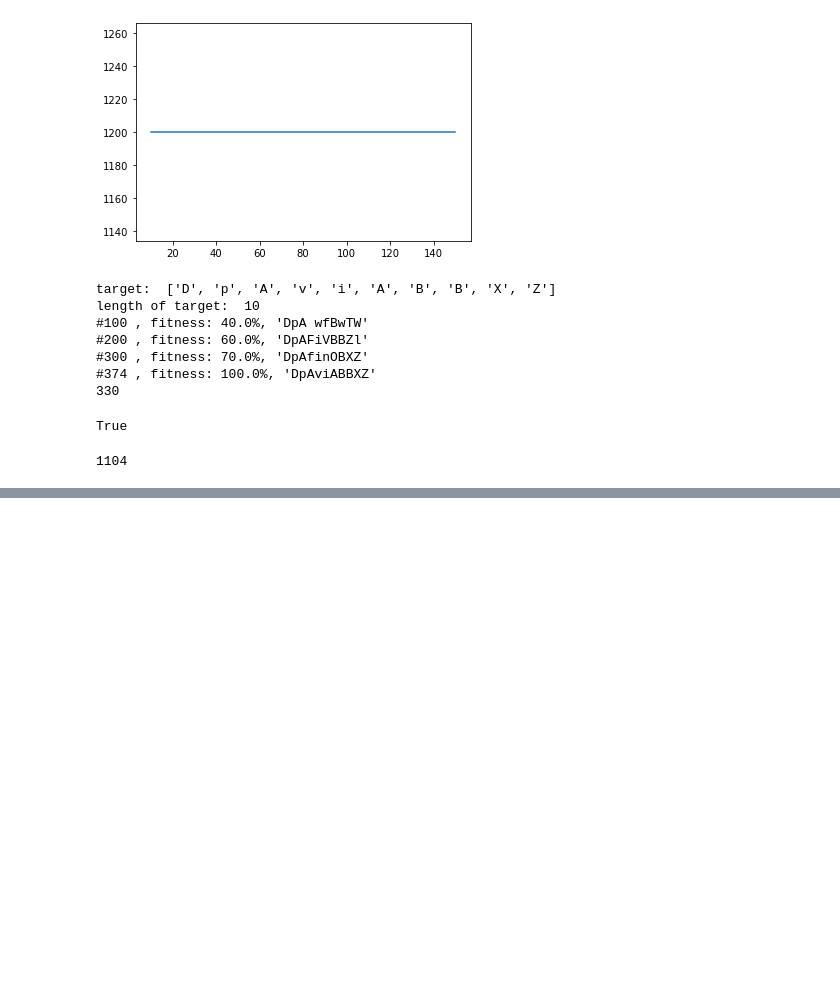
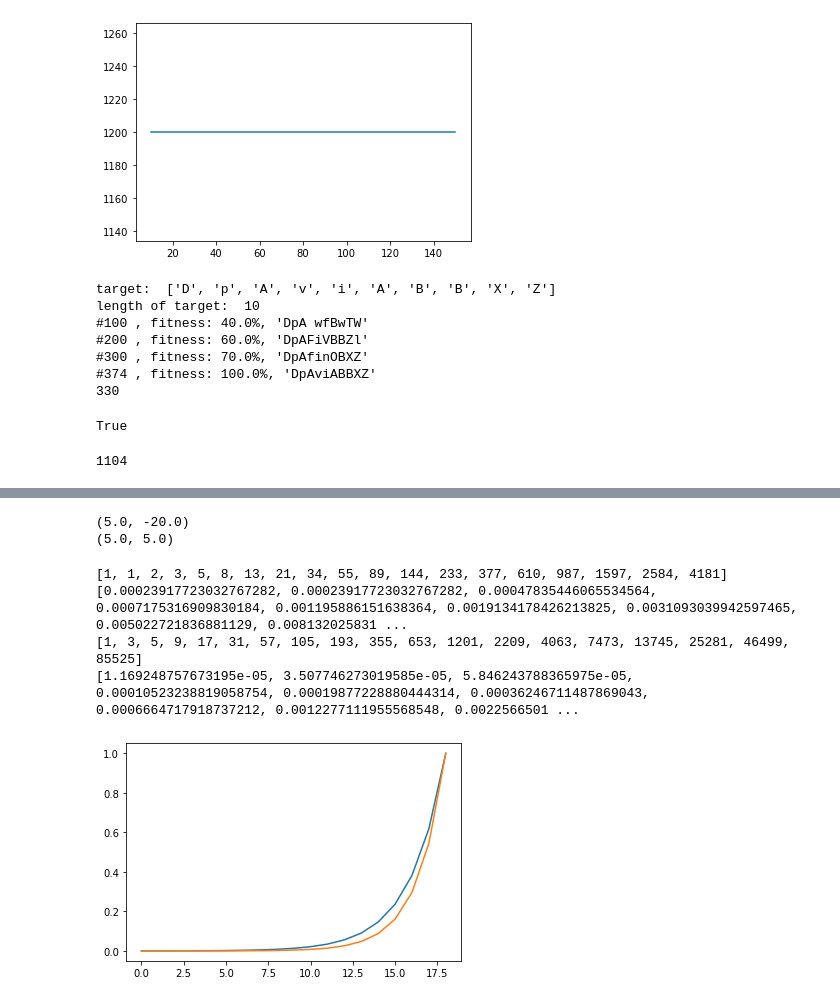
Before and after one commit to Unilmalas/TextAI, a Jupyter notebook: snippets 38.ipynb, the cells around one changed output, grey strips where cells are left out. Cells and saved outputs as stored; diff of their text form; code cells hidden in the pictures; blank space fills up the shorter version.

```diff
--- a/snippets 38.ipynb
+++ b/snippets 38.ipynb
@@ -339,0 +371,10 @@ if __name__ == '__main__':
+# %%
+# true or false
+
+def main():
+    tf = [(x % 2, x) for x in range(1,101)]
+    print(sum([x[0] for x in tf]))
+    print(tf[:10])
+
+if __name__ == '__main__':
+    main()
@@ -339,0 +429,67 @@ if __name__ == '__main__':
+# %%
+# intersection between two lines
+def ln_2pts(x0,y0,x1,y1):
+    '''line trough two points'''
+    if x0==y0: return (0,0)
+    k = (y0-y1)/(x0-x1)
+    return (k, y0-k*x0)
+
+def ln_inters(x0,y0,x1,y1,x2,y2,x3,y3):
+    '''intersection of 2 lines'''
+    l0 = ln_2pts(x0,y0,x1,y1)
+    l1 = ln_2pts(x2,y2,x3,y3)
+    xi = (l1[1]-l0[1])/(l0[0]-l1[0])
+    return (xi,l0[0]*xi+l0[1])
+
+def main():
+    print(ln_2pts(4,0,6,10))
+    print(ln_inters(4,0,6,10,0,3,10,7))
+
+if __name__ == '__main__':
+    main()
+# %% [output]
+(5.0, -20.0)
+(5.0, 5.0)
+# %%
+# Fibonacci retracements
+import matplotlib.pyplot as plt
+
+def fibFastRec(n):
+    def fib(prvprv, prv, c):
+        if c < 1:
+            return prvprv
+        else:
+            return fib(prv, prvprv + prv, c - 1)
+    return fib(0, 1, n)
+
+def fib2FastRec(n):
+    def fib2(prvprvprv, prvprv, prv, c):
+        if c < 2:
+            return prvprvprv + prvprv
+        else:
+            return fib2(prvprv, prvprv + prv, prvprvprv + prvprv, c - 1)
+    return fib2(0, 1, 1, n)
+
+def main():
+    #print(fibFastRec(7))
+    fibs = [fibFastRec(n) for n in range(1,20)]
+    print(fibs)
+    fibrts = [f / fibs[len(fibs)-1] for f in fibs]
+    print(fibrts)
+    fibs2 = [fib2FastRec(n) for n in range(1,20)]
+    print(fibs2)
+    fibrts2 = [f / fibs2[len(fibs2)-1] for f in fibs2]
+    print(fibrts2)
+
+    plt.plot(range(len(fibs2)), fibrts)
+    plt.plot(range(len(fibs2)), fibrts2)
+    plt.show()
+
+if __name__ == '__main__':
+    main()
+# %% [output]
+[1, 1, 2, 3, 5, 8, 13, 21, 34, 55, 89, 144, 233, 377, 610, 987, 1597, 2584, 4181]
+[0.00023917723032767282, 0.00023917723032767282, 0.00047835446065534564, 0.0007175316909830184, 0.001195886151638364, 0.0019134178426213825, 0.0031093039942597465, 0.005022721836881129, 0.008132025831 ...
+[1, 3, 5, 9, 17, 31, 57, 105, 193, 355, 653, 1201, 2209, 4063, 7473, 13745, 25281, 46499, 85525]
+[1.169248757673195e-05, 3.507746273019585e-05, 5.846243788365975e-05, 0.00010523238819058754, 0.00019877228880444314, 0.00036246711487869043, 0.0006664717918737212, 0.0012277111955568548, 0.0022566501 ...
+[figure, added]
```
Also changed, not shown: parts of 9 cells of this notebook.
